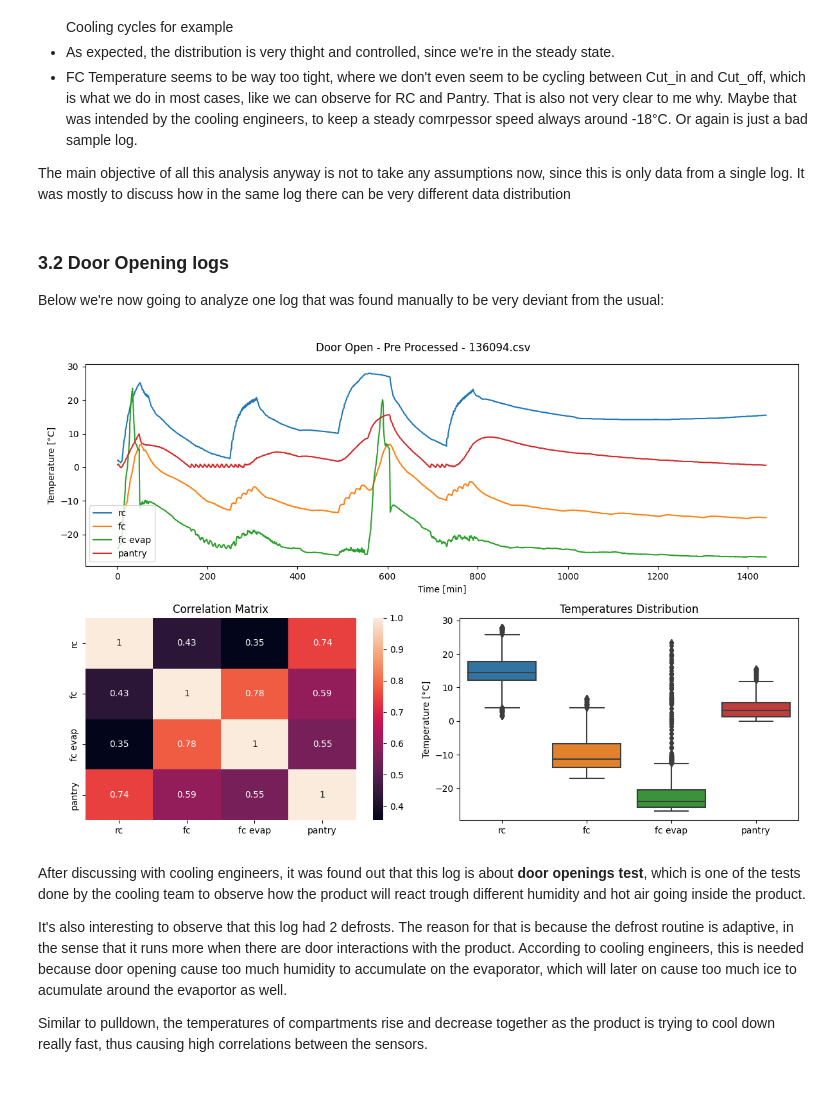
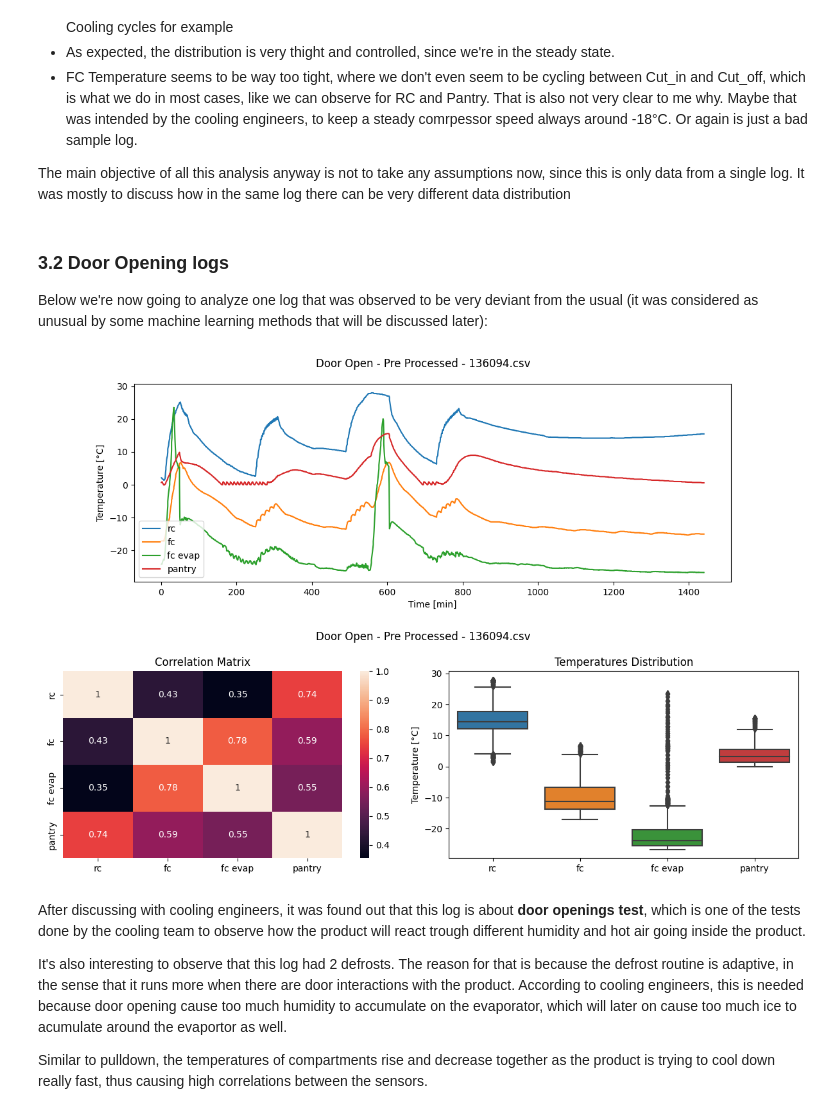
Before and after one commit to jonaseu/AppliedML-Refrigerator_Fault_Detection, a Jupyter notebook: Notebooks/2.EDA-Analyzing_Pre_Processed.ipynb, the cells around one changed output. Drawn from its saved outputs; the diff is of its cells as text; code cells hidden in the pictures; blank space fills up the shorter version.

```diff
--- a/Notebooks/2.EDA-Analyzing_Pre_Processed.ipynb
+++ b/Notebooks/2.EDA-Analyzing_Pre_Processed.ipynb
@@ -107,15 +125,17 @@ The main objective of all this analysis anyway is not to take any assumptions no
 # %% [markdown]
 ### 3.2 Door Opening logs
 
-Below we're now going to analyze one log that was found manually to be very deviant from the usual:
+Below we're now going to analyze one log that was observed to be very deviant from the usual (it was considered as unusual by some machine learning methods that will be discussed later):
 # %%
 #Pick another know log that contains Door Openings
 door_open_log_name = "Pre Processed - 136094.csv"
 door_open_log_data = csv_files[door_open_log_name]
 
-RefriPlot_PlotPreprocessedLog(door_open_log_data,"Door Open - " + door_open_log_name)
+RefriPlot_PlotTemperature(door_open_log_data,"Door Open - " + door_open_log_name)
+RefriPlot_PlotCorrelationAndBoxPlot(door_open_log_data,"Door Open - " + door_open_log_name)
 # %% [output]
-[figure, old version]
+[figure, new version]
+[figure, added]
 # %% [markdown]
 After discussing with cooling engineers, it was found out that this log is about **door openings test**, which is one of the tests done by the cooling team to observe how the product will react trough different humidity and hot air going inside the product.
 
```
Also changed, not shown: parts of 10 cells of this notebook, 29 other files.
